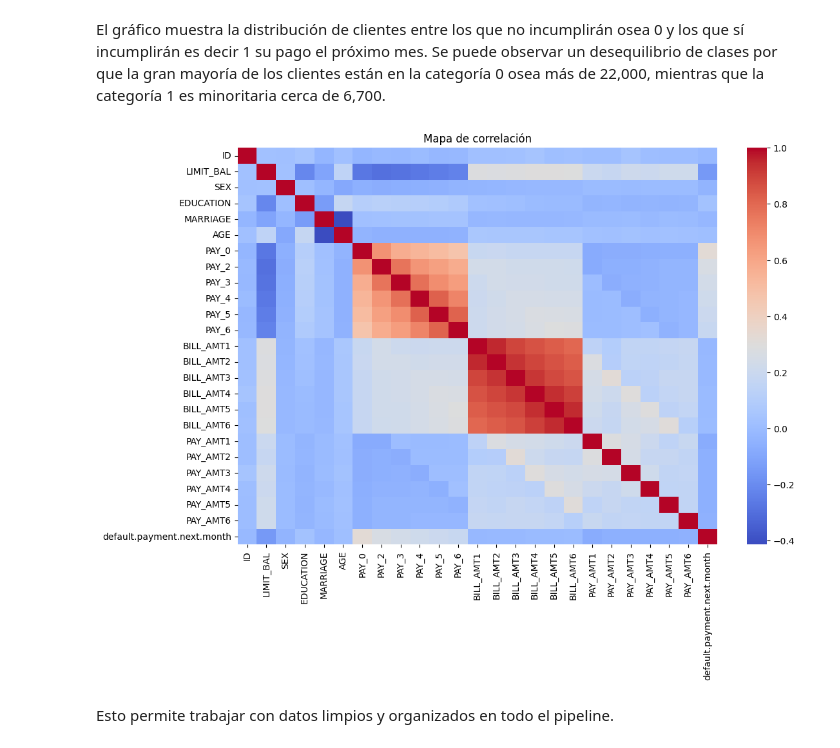
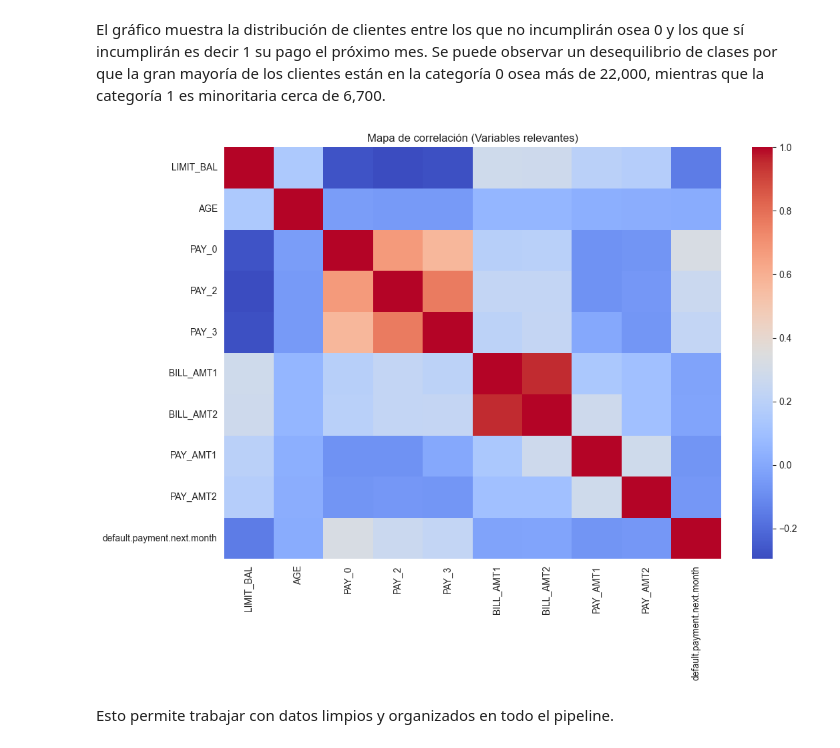
Before and after one commit to Sharik725/Proyecto-Ciencia-de-Datos, a Jupyter notebook: Notebook/analisis_exploratorio.ipynb, the cells around one changed output. Cells and saved outputs as stored; diff of their text form; code cells hidden in the pictures.

```diff
--- a/Notebook/analisis_exploratorio.ipynb
+++ b/Notebook/analisis_exploratorio.ipynb
@@ -123,12 +123,21 @@ plt.show()
 
 El gráfico muestra la distribución de clientes entre los que no incumplirán osea 0 y los que sí incumplirán es decir 1 su pago el próximo mes. Se puede observar un desequilibrio de clases por que la gran mayoría de los clientes están en la categoría 0 osea más de 22,000, mientras que la categoría 1 es minoritaria cerca de 6,700.
 # %%
+cols_relevantes = [
+    "LIMIT_BAL",
+    "AGE",
+    "PAY_0", "PAY_2", "PAY_3",
+    "BILL_AMT1", "BILL_AMT2",
+    "PAY_AMT1", "PAY_AMT2",
+    "default.payment.next.month"
+]
+
 plt.figure(figsize=(12, 8))
-sns.heatmap(df.corr(), cmap="coolwarm", annot=False)
-plt.title("Mapa de correlación")
+sns.heatmap(df[cols_relevantes].corr(), cmap="coolwarm", annot=False)
+plt.title("Mapa de correlación (Variables relevantes)")
 plt.show()
 # %% [output]
-[figure, old version]
+[figure, new version]
 # %% [markdown]
 
 Esto permite trabajar con datos limpios y organizados en todo el pipeline.
```
Also changed, not shown: parts of 5 cells of this notebook, 2 other files.
